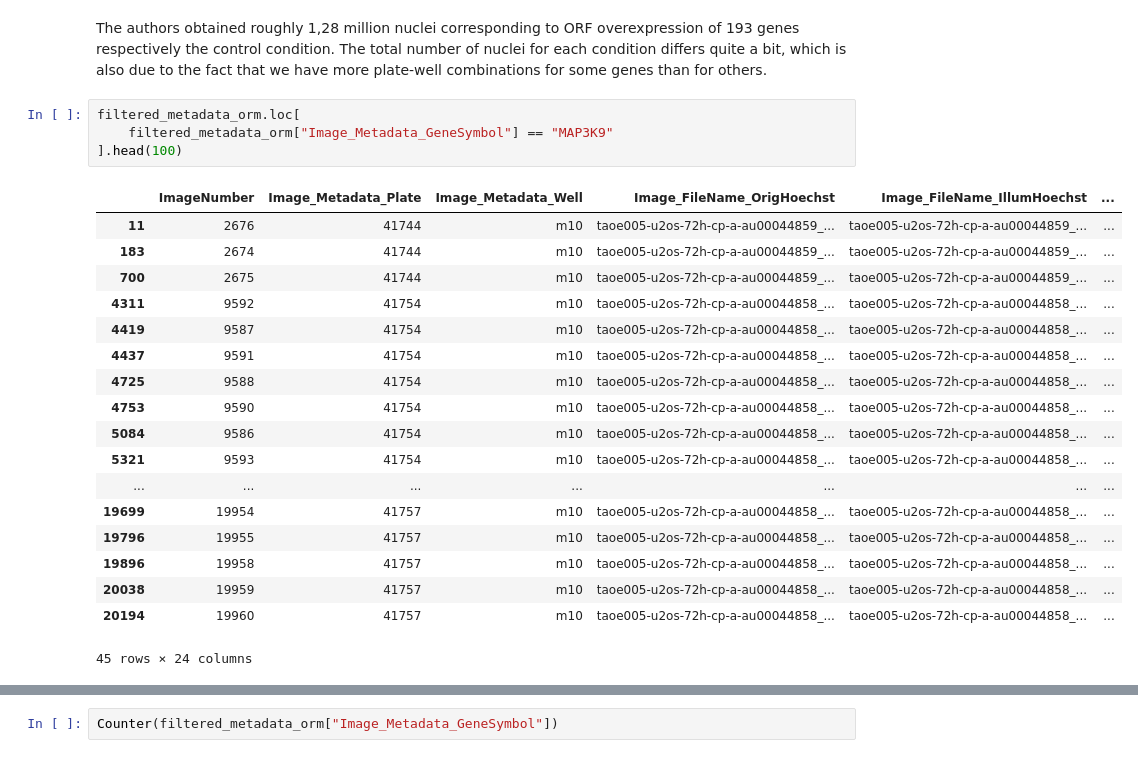
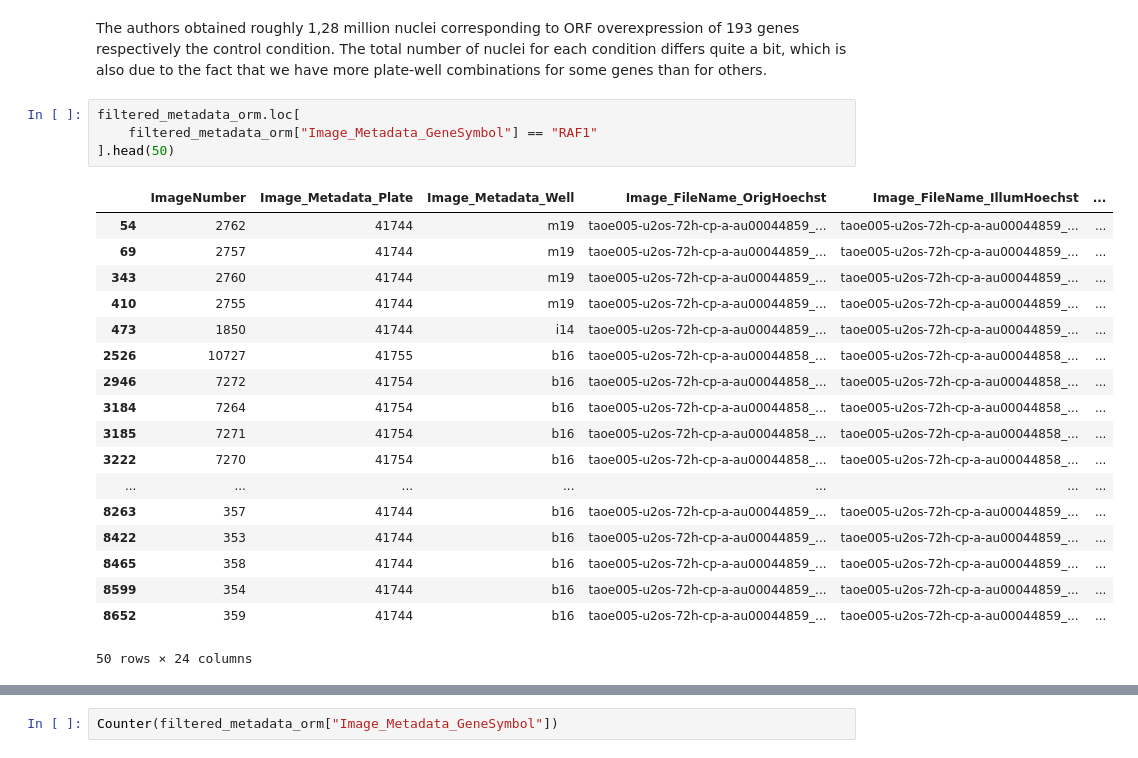
Before and after one commit to uhlerlab/image2reg, a Jupyter notebook: notebooks/image/preprocessing/eda_image_dataset.ipynb, the cells around one changed output, grey strips where cells are left out. Cells and saved outputs as stored; diff of their text form.

```diff
--- a/notebooks/image/preprocessing/eda_image_dataset.ipynb
+++ b/notebooks/image/preprocessing/eda_image_dataset.ipynb
@@ -513,27 +515,27 @@ np.sum(list(filtered_metadata_orm["Image_Count_Nuclei"])), len(
 The authors obtained roughly 1,28 million nuclei corresponding to ORF overexpression of 193 genes respectively the control condition. The total number of nuclei for each condition differs quite a bit, which is also due to the fact that we have more plate-well combinations for some genes than for others.
 # %%
 filtered_metadata_orm.loc[
-    filtered_metadata_orm["Image_Metadata_GeneSymbol"] == "MAP3K9"
-].head(100)
+    filtered_metadata_orm["Image_Metadata_GeneSymbol"] == "RAF1"
+].head(50)
 # %% [output]
 |  | ImageNumber | Image_Metadata_Plate | Image_Metadata_Well | Image_FileName_OrigHoechst | Image_FileName_IllumHoechst | ... |
-| 11 | 2676 | 41744 | m10 | taoe005-u2os-72h-cp-a-au00044859_... | taoe005-u2os-72h-cp-a-au00044859_... | ... |
-| 183 | 2674 | 41744 | m10 | taoe005-u2os-72h-cp-a-au00044859_... | taoe005-u2os-72h-cp-a-au00044859_... | ... |
-| 700 | 2675 | 41744 | m10 | taoe005-u2os-72h-cp-a-au00044859_... | taoe005-u2os-72h-cp-a-au00044859_... | ... |
-| 4311 | 9592 | 41754 | m10 | taoe005-u2os-72h-cp-a-au00044858_... | taoe005-u2os-72h-cp-a-au00044858_... | ... |
-| 4419 | 9587 | 41754 | m10 | taoe005-u2os-72h-cp-a-au00044858_... | taoe005-u2os-72h-cp-a-au00044858_... | ... |
-| 4437 | 9591 | 41754 | m10 | taoe005-u2os-72h-cp-a-au00044858_... | taoe005-u2os-72h-cp-a-au00044858_... | ... |
-| 4725 | 9588 | 41754 | m10 | taoe005-u2os-72h-cp-a-au00044858_... | taoe005-u2os-72h-cp-a-au00044858_... | ... |
-| 4753 | 9590 | 41754 | m10 | taoe005-u2os-72h-cp-a-au00044858_... | taoe005-u2os-72h-cp-a-au00044858_... | ... |
-| 5084 | 9586 | 41754 | m10 | taoe005-u2os-72h-cp-a-au00044858_... | taoe005-u2os-72h-cp-a-au00044858_... | ... |
-| 5321 | 9593 | 41754 | m10 | taoe005-u2os-72h-cp-a-au00044858_... | taoe005-u2os-72h-cp-a-au00044858_... | ... |
+| 54 | 2762 | 41744 | m19 | taoe005-u2os-72h-cp-a-au00044859_... | taoe005-u2os-72h-cp-a-au00044859_... | ... |
+| 69 | 2757 | 41744 | m19 | taoe005-u2os-72h-cp-a-au00044859_... | taoe005-u2os-72h-cp-a-au00044859_... | ... |
+| 343 | 2760 | 41744 | m19 | taoe005-u2os-72h-cp-a-au00044859_... | taoe005-u2os-72h-cp-a-au00044859_... | ... |
+| 410 | 2755 | 41744 | m19 | taoe005-u2os-72h-cp-a-au00044859_... | taoe005-u2os-72h-cp-a-au00044859_... | ... |
+| 473 | 1850 | 41744 | i14 | taoe005-u2os-72h-cp-a-au00044859_... | taoe005-u2os-72h-cp-a-au00044859_... | ... |
+| 2526 | 10727 | 41755 | b16 | taoe005-u2os-72h-cp-a-au00044858_... | taoe005-u2os-72h-cp-a-au00044858_... | ... |
+| 2946 | 7272 | 41754 | b16 | taoe005-u2os-72h-cp-a-au00044858_... | taoe005-u2os-72h-cp-a-au00044858_... | ... |
+| 3184 | 7264 | 41754 | b16 | taoe005-u2os-72h-cp-a-au00044858_... | taoe005-u2os-72h-cp-a-au00044858_... | ... |
+| 3185 | 7271 | 41754 | b16 | taoe005-u2os-72h-cp-a-au00044858_... | taoe005-u2os-72h-cp-a-au00044858_... | ... |
+| 3222 | 7270 | 41754 | b16 | taoe005-u2os-72h-cp-a-au00044858_... | taoe005-u2os-72h-cp-a-au00044858_... | ... |
 | ... | ... | ... | ... | ... | ... | ... |
-| 19699 | 19954 | 41757 | m10 | taoe005-u2os-72h-cp-a-au00044858_... | taoe005-u2os-72h-cp-a-au00044858_... | ... |
-| 19796 | 19955 | 41757 | m10 | taoe005-u2os-72h-cp-a-au00044858_... | taoe005-u2os-72h-cp-a-au00044858_... | ... |
-| 19896 | 19958 | 41757 | m10 | taoe005-u2os-72h-cp-a-au00044858_... | taoe005-u2os-72h-cp-a-au00044858_... | ... |
-| 20038 | 19959 | 41757 | m10 | taoe005-u2os-72h-cp-a-au00044858_... | taoe005-u2os-72h-cp-a-au00044858_... | ... |
-| 20194 | 19960 | 41757 | m10 | taoe005-u2os-72h-cp-a-au00044858_... | taoe005-u2os-72h-cp-a-au00044858_... | ... |
+| 8263 | 357 | 41744 | b16 | taoe005-u2os-72h-cp-a-au00044859_... | taoe005-u2os-72h-cp-a-au00044859_... | ... |
+| 8422 | 353 | 41744 | b16 | taoe005-u2os-72h-cp-a-au00044859_... | taoe005-u2os-72h-cp-a-au00044859_... | ... |
+| 8465 | 358 | 41744 | b16 | taoe005-u2os-72h-cp-a-au00044859_... | taoe005-u2os-72h-cp-a-au00044859_... | ... |
+| 8599 | 354 | 41744 | b16 | taoe005-u2os-72h-cp-a-au00044859_... | taoe005-u2os-72h-cp-a-au00044859_... | ... |
+| 8652 | 359 | 41744 | b16 | taoe005-u2os-72h-cp-a-au00044859_... | taoe005-u2os-72h-cp-a-au00044859_... | ... |
-45 rows × 24 columns
+50 rows × 24 columns
 [interactive output not drawn]
 # %%
 Counter(filtered_metadata_orm["Image_Metadata_GeneSymbol"])
```
Also changed, not shown: parts of 1 cell of this notebook, 12 other files.
